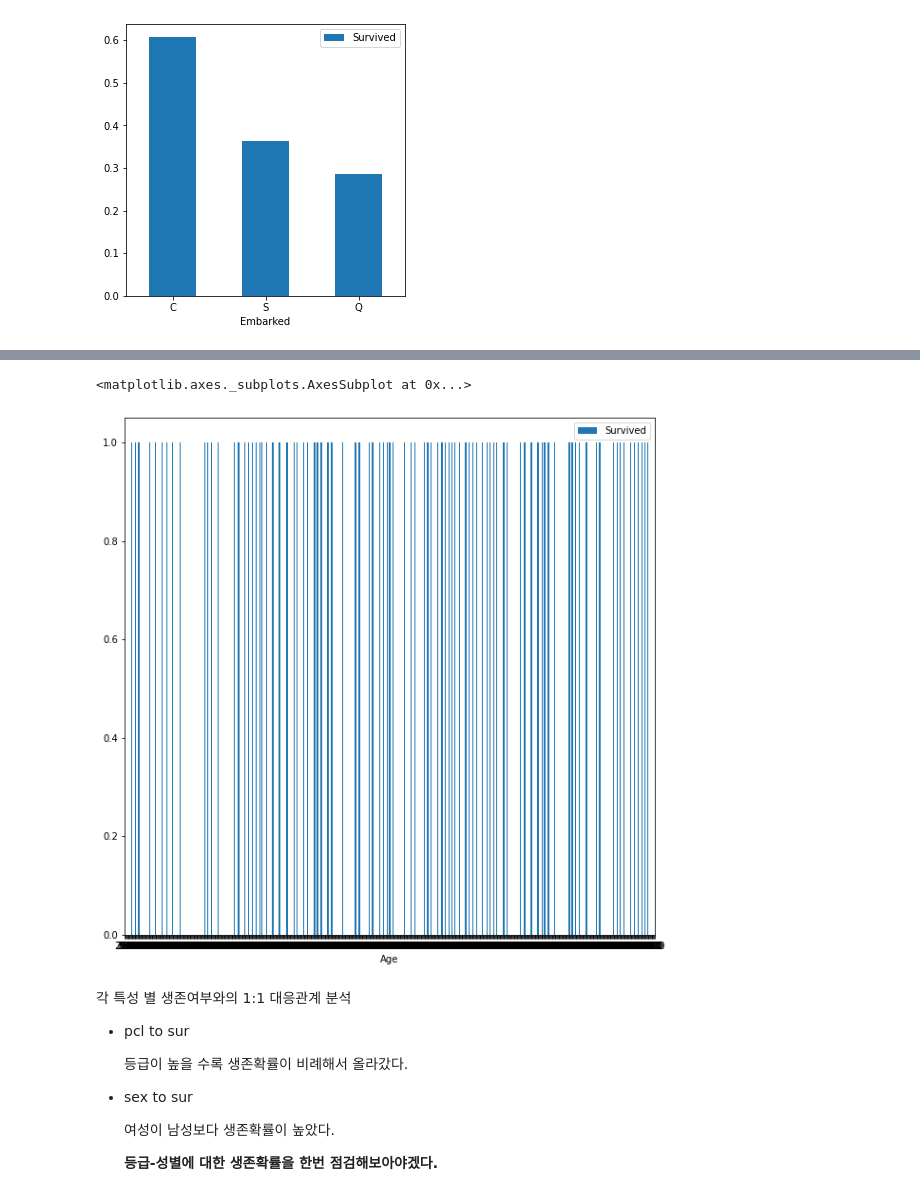
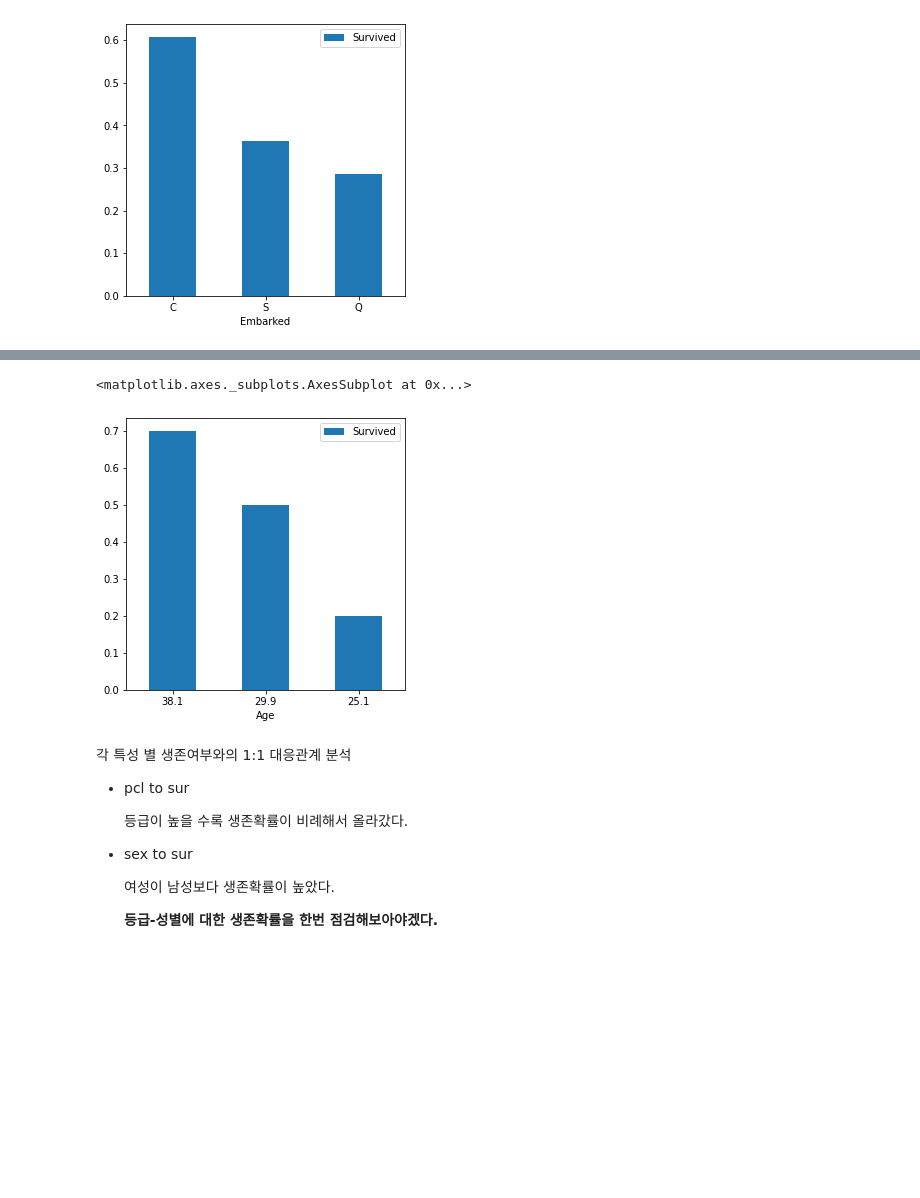
Before and after one commit to onlygoodman/python, a Jupyter notebook: titanic_0526.ipynb, the cells around one changed output, grey strips where cells are left out. Cells and saved outputs as stored; diff of their text form; code cells hidden in the pictures; blank space fills up the shorter version.

```diff
--- a/titanic_0526.ipynb
+++ b/titanic_0526.ipynb
@@ -208,5 +209,5 @@ train2.describe()
 # %%
 #train2 나이 별 생존확률에 대한 내림차순 정렬
-age_to_sur = train2[['Age', 'Survived']].groupby(['Age'], as_index=False).mean().sort_values(by='Survived', ascending=False)
-train2[['Age', 'Survived']].groupby(['Age'], as_index=False).mean().sort_values(by='Survived', ascending=False)
+age_to_sur = train2[['Pclass', 'Age', 'Survived']].groupby(['Pclass'], as_index=False).mean().sort_values(by='Survived', ascending=False)
+round(age_to_sur, 1)
 # %% [output]
@@ -226,9 +218,9 @@ train2[['Age', 'Survived']].groupby(['Age'], as_index=False).mean().sort_values(
 # %%
-#Age와 생존률 간의 상관관계 시각화
-train2.plot(kind="bar", x='Age', y='Survived', figsize=(10,10), rot=0)
+#Pclass별 Age와 생존률 간의 상관관계 시각화
+round(age_to_sur,1).plot(kind="bar", x='Age', y='Survived', figsize=(5,5), rot=0)
 # %% [output]
 <matplotlib.axes._subplots.AxesSubplot at 0x...>
-[figure, old version]
+[figure, new version]
 # %% [markdown]
 각 특성 별 생존여부와의 1:1 대응관계 분석
  - pcl to sur
```
Also changed, not shown: parts of 21 cells of this notebook.
